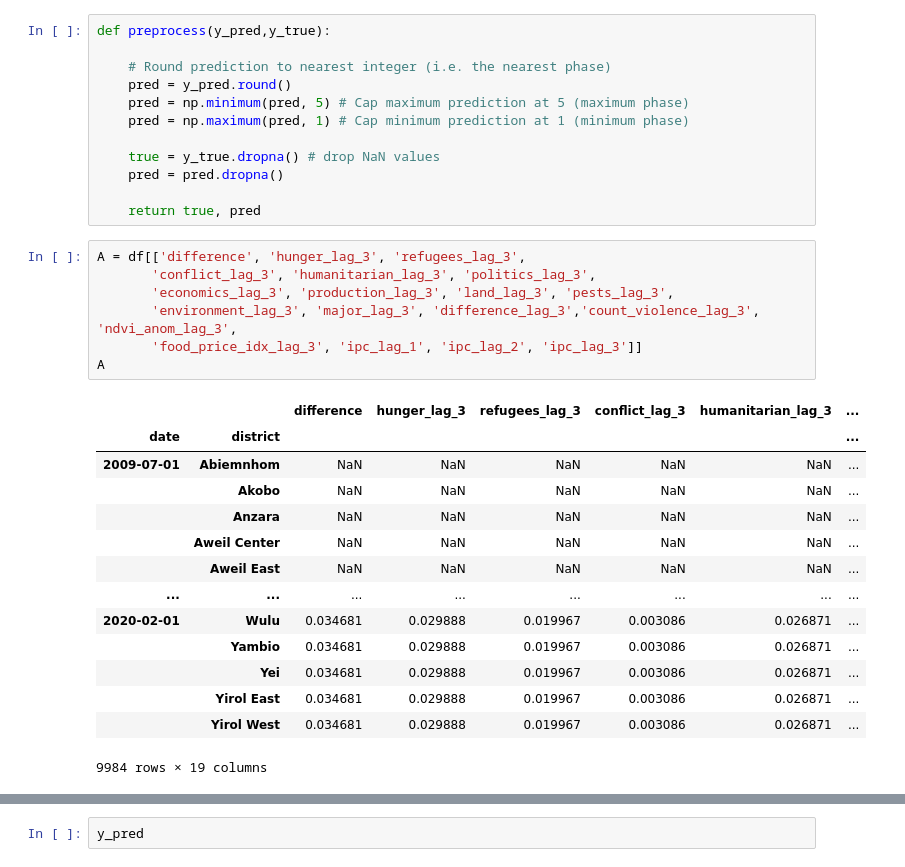
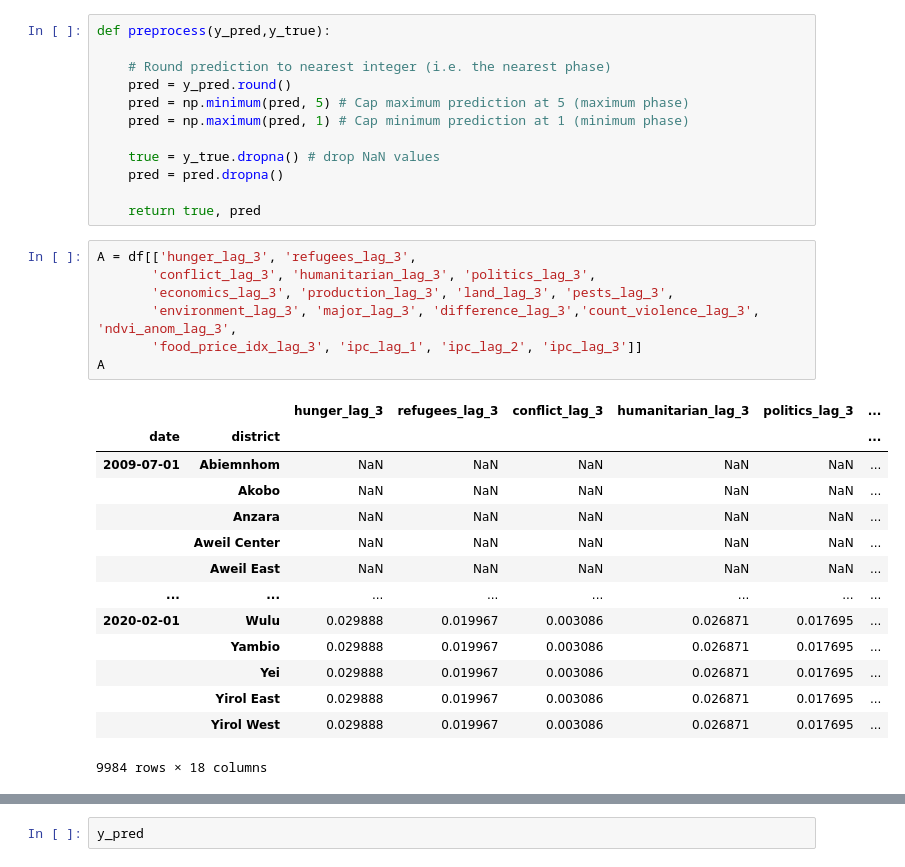
Before and after one commit to khknopp/JBG060-DC3, a Jupyter notebook: ForestPredictions.ipynb, the cells around one changed output, grey strips where cells are left out. Saved outputs shown, nothing was run; the diff lists cells and outputs as text.

```diff
--- a/ForestPredictions.ipynb
+++ b/ForestPredictions.ipynb
@@ -263,14 +263,14 @@ def preprocess(y_pred,y_true):
 
     return true, pred
 # %%
-A = df[['difference', 'hunger_lag_3', 'refugees_lag_3',
+A = df[['hunger_lag_3', 'refugees_lag_3',
        'conflict_lag_3', 'humanitarian_lag_3', 'politics_lag_3',
        'economics_lag_3', 'production_lag_3', 'land_lag_3', 'pests_lag_3',
        'environment_lag_3', 'major_lag_3', 'difference_lag_3','count_violence_lag_3', 'ndvi_anom_lag_3',
        'food_price_idx_lag_3', 'ipc_lag_1', 'ipc_lag_2', 'ipc_lag_3']]
 A
 # %% [output]
-|  |  | difference | hunger_lag_3 | refugees_lag_3 | conflict_lag_3 | humanitarian_lag_3 | ... |
+|  |  | hunger_lag_3 | refugees_lag_3 | conflict_lag_3 | humanitarian_lag_3 | politics_lag_3 | ... |
 | date | district |  |  |  |  |  | ... |
 | 2009-07-01 | Abiemnhom | NaN | NaN | NaN | NaN | NaN | ... |
 |  | Akobo | NaN | NaN | NaN | NaN | NaN | ... |
@@ -278,10 +278,10 @@ A
 |  | Aweil Center | NaN | NaN | NaN | NaN | NaN | ... |
 |  | Aweil East | NaN | NaN | NaN | NaN | NaN | ... |
 | ... | ... | ... | ... | ... | ... | ... | ... |
-| 2020-02-01 | Wulu | 0.034681 | 0.029888 | 0.019967 | 0.003086 | 0.026871 | ... |
-|  | Yambio | 0.034681 | 0.029888 | 0.019967 | 0.003086 | 0.026871 | ... |
-|  | Yei | 0.034681 | 0.029888 | 0.019967 | 0.003086 | 0.026871 | ... |
-|  | Yirol East | 0.034681 | 0.029888 | 0.019967 | 0.003086 | 0.026871 | ... |
-|  | Yirol West | 0.034681 | 0.029888 | 0.019967 | 0.003086 | 0.026871 | ... |
+| 2020-02-01 | Wulu | 0.029888 | 0.019967 | 0.003086 | 0.026871 | 0.017695 | ... |
+|  | Yambio | 0.029888 | 0.019967 | 0.003086 | 0.026871 | 0.017695 | ... |
+|  | Yei | 0.029888 | 0.019967 | 0.003086 | 0.026871 | 0.017695 | ... |
+|  | Yirol East | 0.029888 | 0.019967 | 0.003086 | 0.026871 | 0.017695 | ... |
+|  | Yirol West | 0.029888 | 0.019967 | 0.003086 | 0.026871 | 0.017695 | ... |
-9984 rows × 19 columns
+9984 rows × 18 columns
 # %%
```
Also changed, not shown: parts of 11 cells of this notebook, 1 other file.
